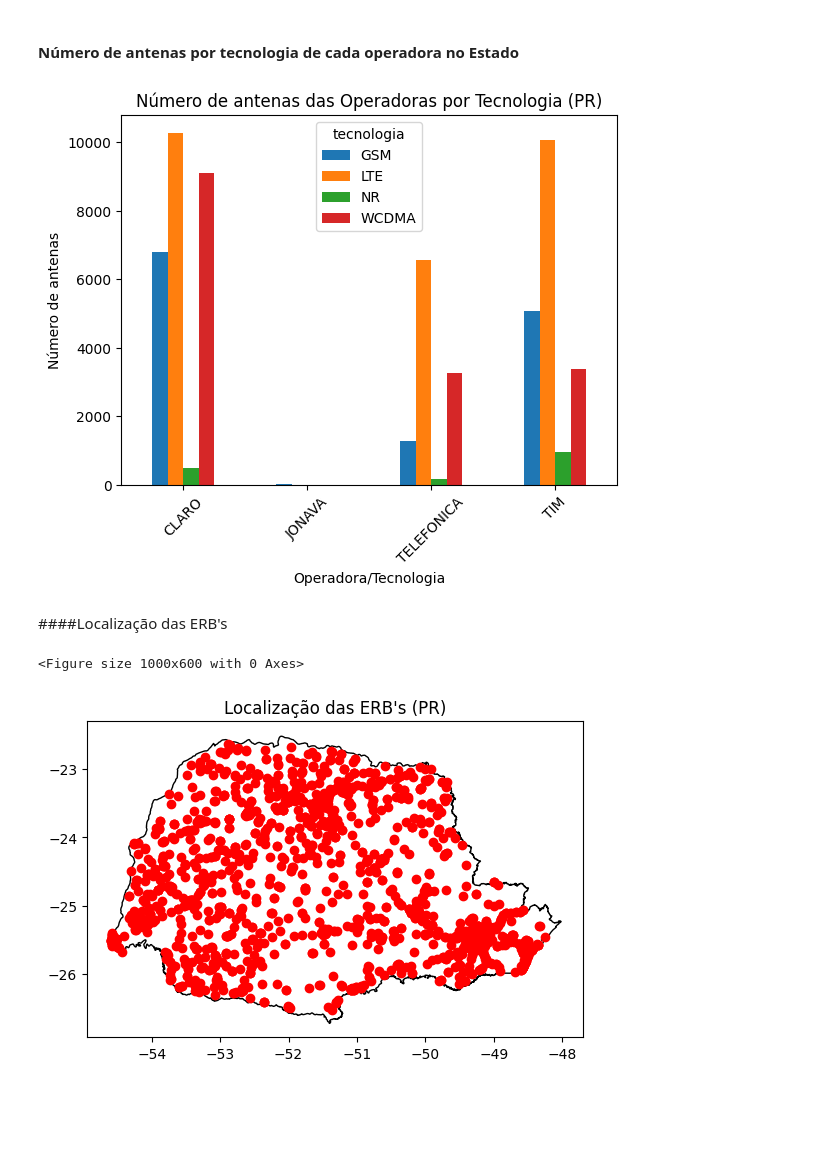
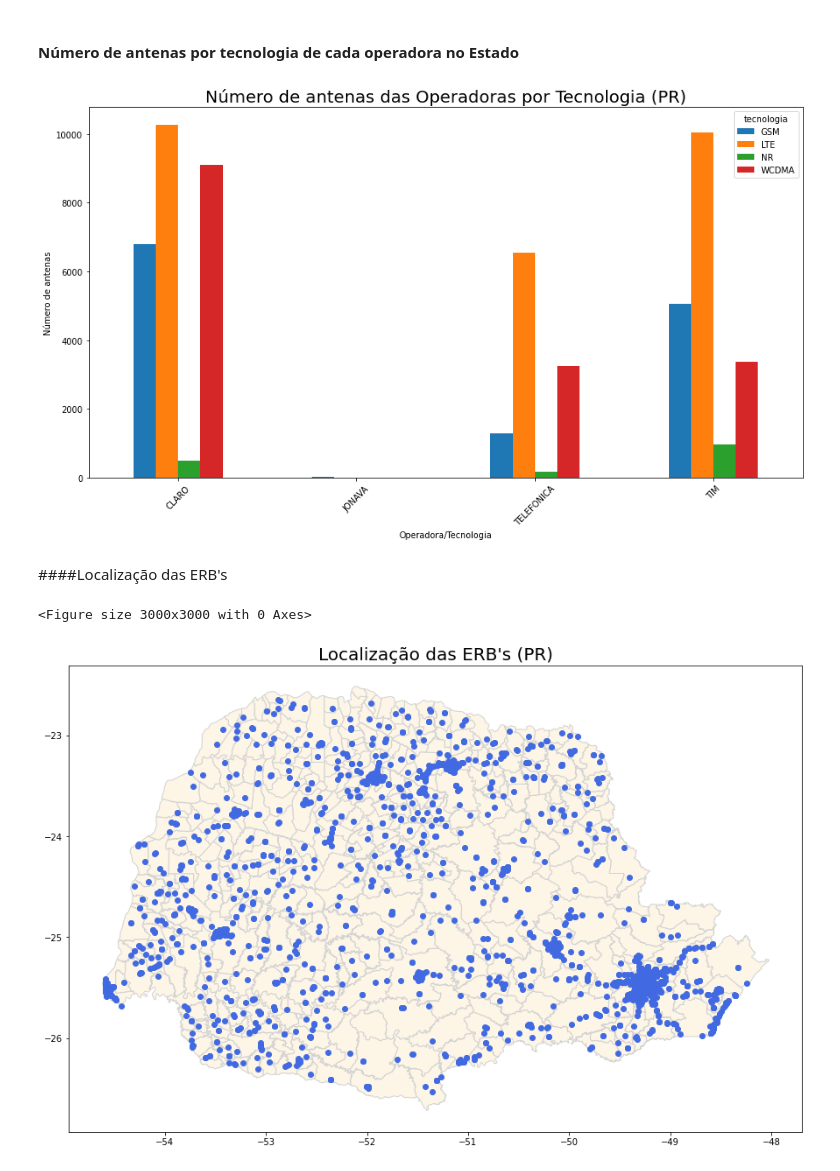
Before and after one commit to WellingtonAlmeida/mestrado-linguagem-de-programacao, a Jupyter notebook: projeto-avaliativo/utfpr_lp_projeto_avaliativo.ipynb, the cells around one changed output. Cells and saved outputs as stored; diff of their text form; code cells hidden in the pictures; blank space fills up the shorter version.

```diff
--- a/projeto-avaliativo/utfpr_lp_projeto_avaliativo.ipynb
+++ b/projeto-avaliativo/utfpr_lp_projeto_avaliativo.ipynb
@@ -67,15 +67,16 @@ import geobr
 
 A análise realizada neste projeto tem seu escopo restrito à unidade da federação selecionada a seguir.
 # %%
-uf_list = ['AC', 'AL', 'AM', 'AP', 'BA', 'CE', 'DF', 'ES', 'GO', 'MA', 'MG', 'MS', 'MT', 'PA', 'PB', 'PE', 'PI', 'PR', 'RJ', 'RN', 'RO', 'RR', 'RS', 'SC', 'SE', 'SP', 'TO']
+uf_list = ['AC', 'AL', 'AM', 'AP', 'BA', 'CE', 'DF', 'ES', 'GO', 'MA', 'MG', 'MS', 'MT',
+           'PA', 'PB', 'PE', 'PI', 'PR', 'RJ', 'RN', 'RO', 'RR', 'RS', 'SC', 'SE', 'SP', 'TO']
 
 # Definição de parâmetros
 titulo = widgets.Label('Selecione o escopo da análise:')
 
 uf_select = widgets.Dropdown(
-options=uf_list,
-value='PR',
-description='Estado: ')
+    options=uf_list,
+    value='PR',
+    description='Estado: ')
 
 widgets.VBox([titulo, uf_select])
 # %% [output]
@@ -209,41 +330,49 @@ gera_grafico_antenas_por_tecnologia()
 #### Número de antenas por tecnologia de cada operadora no Estado
 # %%
 def gera_grafico_antenas_por_tecnologia_agrupado_por_operadora():
-  df = df_erbs_uf
-  df['operadora'] = [ o.split()[0] for o in df['operadora']]
-  df = df_erbs_uf.groupby(['operadora', 'tecnologia']).agg({'estacao': 'count'}).reset_index()
+    df = df_erbs
+    df['operadora'] = [o.split()[0] for o in df['operadora']]
+    df = df_erbs.groupby(['operadora', 'tecnologia']).agg(
+        {'estacao': 'count'}).reset_index()
+    df = df.pivot(index='operadora', columns='tecnologia', values='estacao')
+    df.fillna(0)
 
-  operadoras = [ o.split()[0] for o in df['operadora'].to_list() ]
-  df = df.pivot(index='operadora', columns='tecnologia', values='estacao')
-  df.fillna(0)
+    fig = plt.figure(figsize=(15,8))
+    ax = fig.add_subplot()
+    df.plot(ax=ax, kind='bar')
 
-  df.plot(kind='bar')
+    plt.title('Número de antenas das Operadoras por Tecnologia ('+uf_select.value.upper()+')', fontsize=20)
+    plt.xlabel('Operadora/Tecnologia')
+    plt.ylabel('Número de antenas')
+    plt.xticks(rotation=45)
+    plt.show()
 
-  plt.title('Número de antenas das Operadoras por Tecnologia ('+uf.upper()+')')
-  plt.xlabel('Operadora/Tecnologia')
-  plt.ylabel('Número de antenas')
-  plt.xticks(rotation = 45)
-  plt.show()
 
 gera_grafico_antenas_por_tecnologia_agrupado_por_operadora()
 # %% [output]
-[figure, old version]
+[figure, new version]
 # %% [markdown]
 ####Localização das ERB's
 # %%
-limite_estado = geobr.read_state(code_state=uf.upper())
-plt.figure(figsize=(10, 6))
+def gera_grafico_localizacao_erbs():
+    uf = uf_select.value.upper()
+    plt.figure(figsize=(10,10), dpi=300)
+    limite_estado = geobr.read_state(code_state=uf)
+    limite_municipios = geobr.read_municipality(code_muni=uf)
 
-ax=limite_estado.plot(color='white', edgecolor='black')
+    ax = limite_municipios.plot(color='oldlace', edgecolor='lightgray', figsize=(15,15))
 
-plt.title('Localização das ERB\'s ('+uf.upper()+')')
+    plt.title('Localização das ERB\'s ('+uf+')', fontsize=20)
 
-erbs = df_erbs_uf[['estacao', 'latitude', 'longitude']].drop_duplicates()
-gdf =gpd.GeoDataFrame(erbs, geometry=gpd.points_from_xy(erbs.longitude, erbs.latitude))
-filtro = gdf.within(limite_estado.loc[0, 'geometry'])
-gdf = gdf.loc[filtro]
-gdf.plot(ax=ax, color='red')
-plt.show()
+    erbs = df_erbs[['estacao', 'latitude', 'longitude']].drop_duplicates()
+    gdf = gpd.GeoDataFrame(erbs, geometry=gpd.points_from_xy(
+        erbs.longitude, erbs.latitude))
+    filtro = gdf.within(limite_estado.loc[0, 'geometry'])
+    gdf = gdf.loc[filtro]
+    gdf.plot(ax=ax, color='royalblue')
+    plt.show()
+
+gera_grafico_localizacao_erbs()
 # %% [output]
-<Figure size 1000x600 with 0 Axes>
+<Figure size 3000x3000 with 0 Axes>
-[figure, old version]
+[figure, new version]
```
Also changed, not shown: parts of 10 cells of this notebook.
